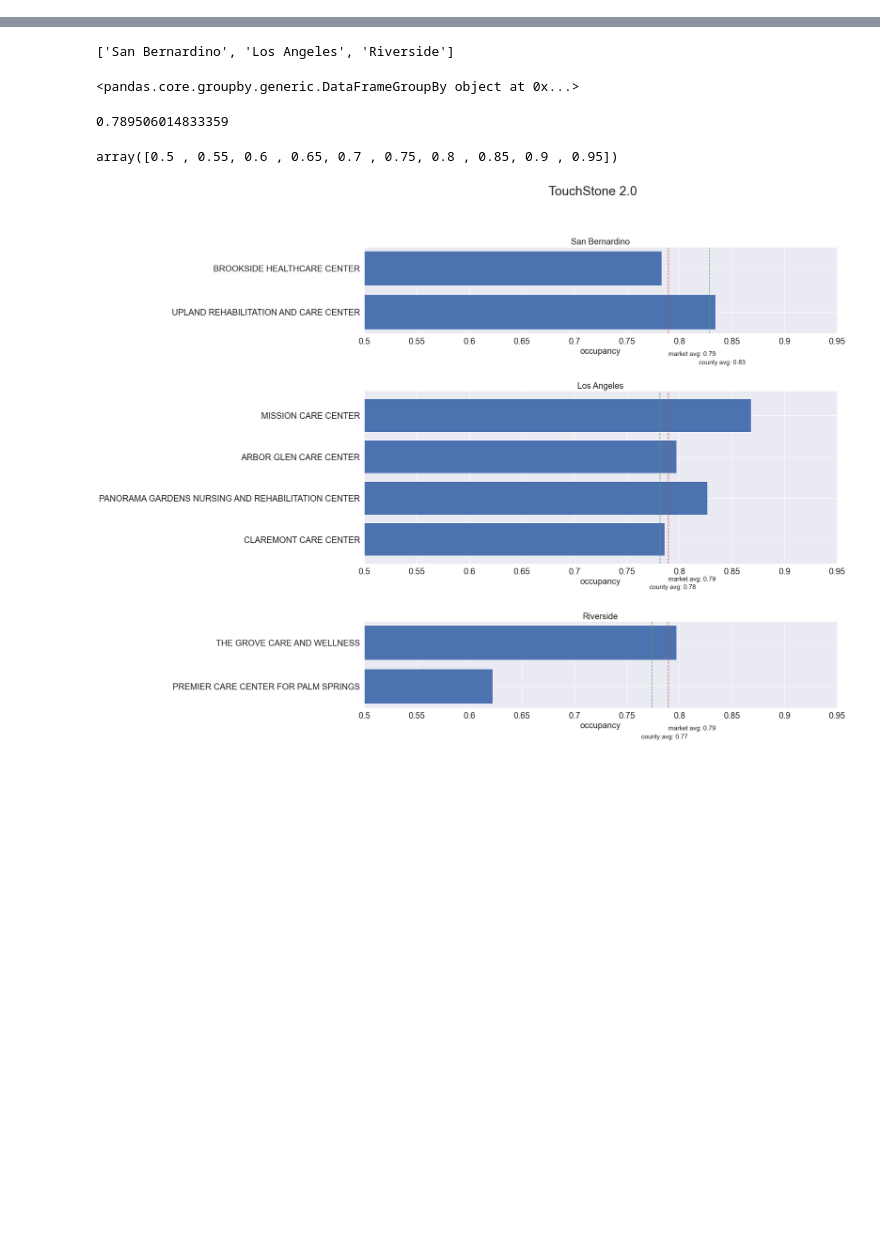
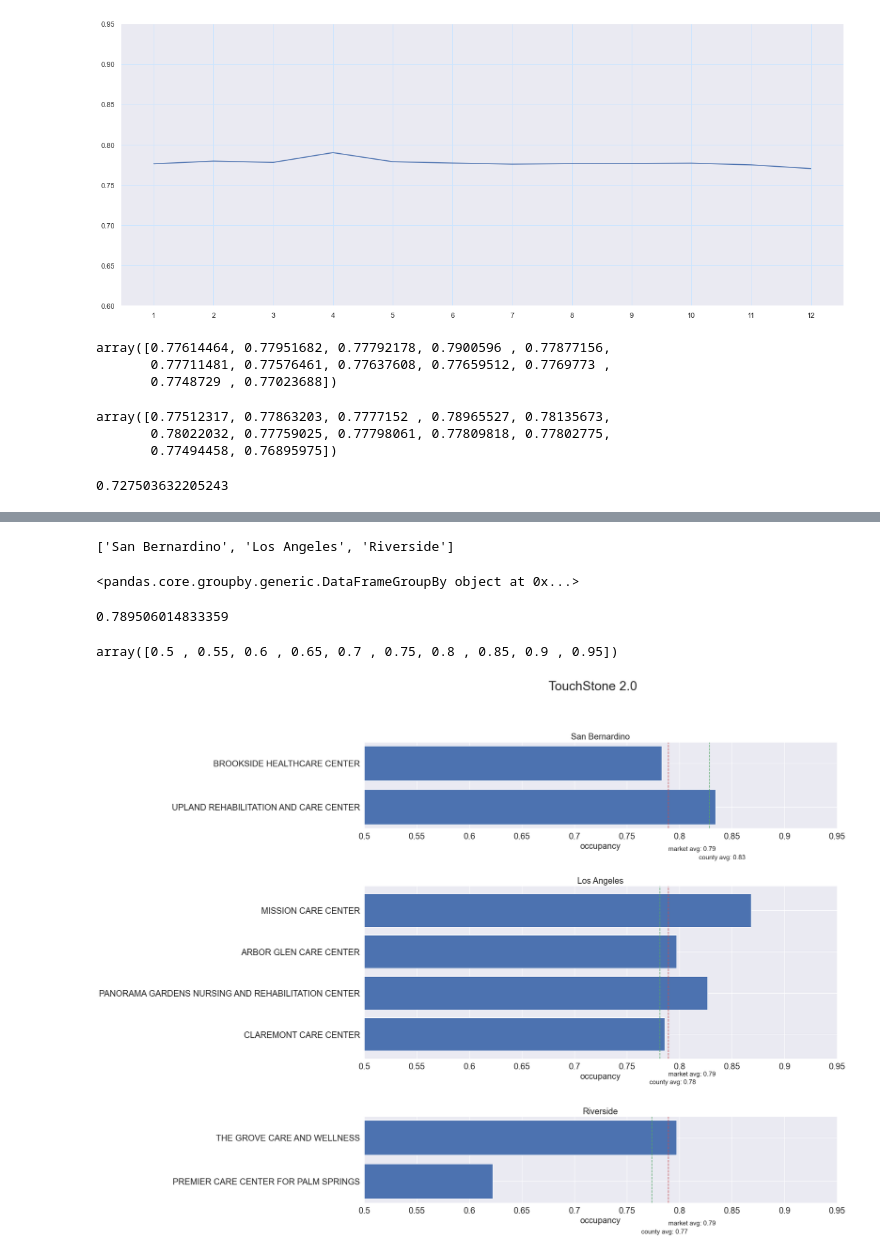
Before and after one commit to elee2021/pbj, a Jupyter notebook: market_fig.ipynb, the cells around one changed output, grey strips where cells are left out. Saved outputs shown, nothing was run; the diff lists cells and outputs as text; code cells hidden in the pictures; blank space fills up the shorter version.

```diff
--- a/market_fig.ipynb
+++ b/market_fig.ipynb
@@ -19,0 +115,28 @@ df_2020 = df[df['year'] == 2020]
+# %%
+occ_vals_l = df_lg.groupby('month')['occupancy'].mean().values
+plt.plot(x, occ_vals_l)
+plt.ylim(0.6,0.95)
+plt.xticks(x,x);
+# %% [output]
+[figure, added]
+# %%
+occ_vals_l
+# %% [output]
+array([0.77614464, 0.77951682, 0.77792178, 0.7900596 , 0.77877156,
+       0.77711481, 0.77576461, 0.77637608, 0.77659512, 0.7769773 ,
+       0.7748729 , 0.77023688])
+# %%
+occ_vals_m
+# %% [output]
+array([0.77512317, 0.77863203, 0.7777152 , 0.78965527, 0.78135673,
+       0.78022032, 0.77759025, 0.77798061, 0.77809818, 0.77802775,
+       0.77494458, 0.76895975])
+# %%
+query_elg = db.select([occupancy]).where(db.and_(occupancy.columns.year==2020,
+                                                occupancy.columns.bedcert >= 304,
+                                                occupancy.columns.occupancy <= 1
+                                                ))
+df_elg = pd.read_sql_query(query_elg, con=engine)
+df_elg['occupancy'].mean()
+# %% [output]
+0.727503632205243
```
Also changed, not shown: parts of 21 cells of this notebook.
